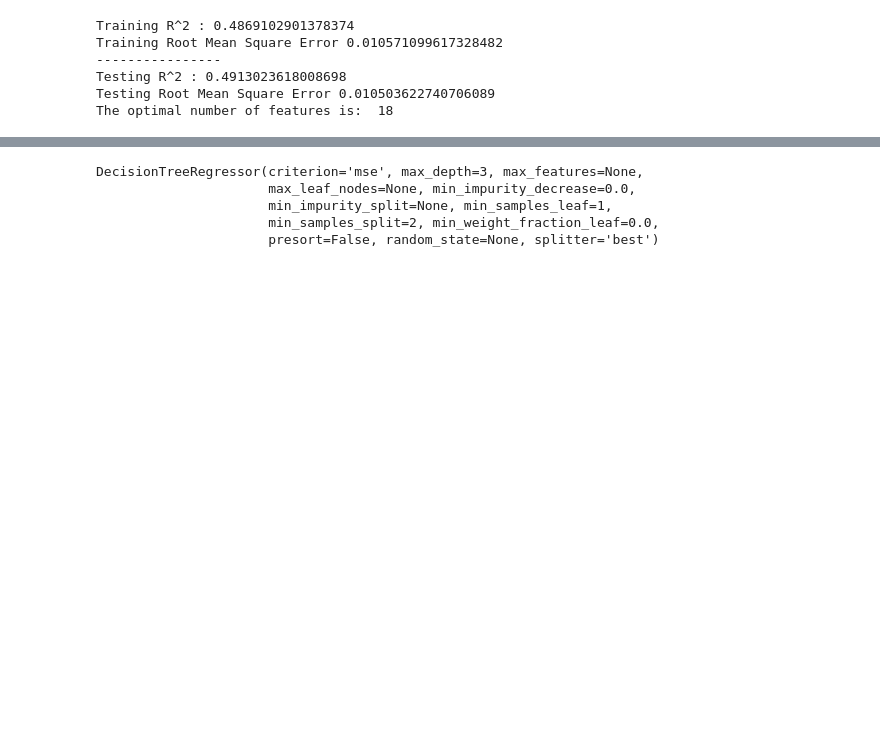
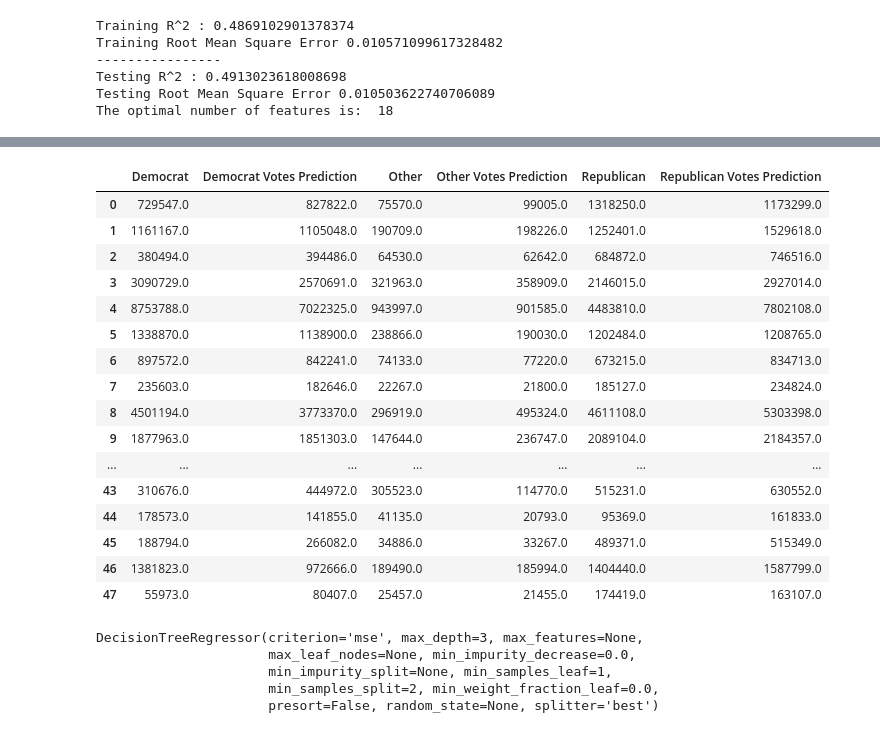
Before and after one commit to StevenDye/2020-Presidential-Election, a Jupyter notebook: Master_Notebook.ipynb, the cells around one changed output, grey strips where cells are left out. Saved outputs shown, nothing was run; the diff lists cells and outputs as text; code cells hidden in the pictures; blank space fills up the shorter version.

```diff
--- a/Master_Notebook.ipynb
+++ b/Master_Notebook.ipynb
@@ -290,3 +352,33 @@ final_df
+# %%
+#for state in states:
+interests = ['Republican','Republican Votes Prediction',
+             'Democrat', 'Democrat Votes Prediction',
+             'Other','Other Votes Prediction']
+# %%
+state_results = pd.DataFrame()
+for state in states:
+    state_results = state_results.append(final_df[final_df.State == state][interests].sum(),
+                                     ignore_index=True)
+# %%
+state_results
+# %% [output]
+|  | Democrat | Democrat Votes Prediction | Other | Other Votes Prediction | Republican | Republican Votes Prediction |
+| 0 | 729547.0 | 827822.0 | 75570.0 | 99005.0 | 1318250.0 | 1173299.0 |
+| 1 | 1161167.0 | 1105048.0 | 190709.0 | 198226.0 | 1252401.0 | 1529618.0 |
+| 2 | 380494.0 | 394486.0 | 64530.0 | 62642.0 | 684872.0 | 746516.0 |
+| 3 | 3090729.0 | 2570691.0 | 321963.0 | 358909.0 | 2146015.0 | 2927014.0 |
+| 4 | 8753788.0 | 7022325.0 | 943997.0 | 901585.0 | 4483810.0 | 7802108.0 |
+| 5 | 1338870.0 | 1138900.0 | 238866.0 | 190030.0 | 1202484.0 | 1208765.0 |
+| 6 | 897572.0 | 842241.0 | 74133.0 | 77220.0 | 673215.0 | 834713.0 |
+| 7 | 235603.0 | 182646.0 | 22267.0 | 21800.0 | 185127.0 | 234824.0 |
+| 8 | 4501194.0 | 3773370.0 | 296919.0 | 495324.0 | 4611108.0 | 5303398.0 |
+| 9 | 1877963.0 | 1851303.0 | 147644.0 | 236747.0 | 2089104.0 | 2184357.0 |
+| ... | ... | ... | ... | ... | ... | ... |
+| 43 | 310676.0 | 444972.0 | 305523.0 | 114770.0 | 515231.0 | 630552.0 |
+| 44 | 178573.0 | 141855.0 | 41135.0 | 20793.0 | 95369.0 | 161833.0 |
+| 45 | 188794.0 | 266082.0 | 34886.0 | 33267.0 | 489371.0 | 515349.0 |
+| 46 | 1381823.0 | 972666.0 | 189490.0 | 185994.0 | 1404440.0 | 1587799.0 |
+| 47 | 55973.0 | 80407.0 | 25457.0 | 21455.0 | 174419.0 | 163107.0 |
 # %%
 # train_df_R = display_results(train_actual_R, y_hat_train, df['County'])
 # test_df_R = display_results(test_actual, y_hat_test, df['County'])
```
Also changed, not shown: parts of 15 cells of this notebook, 1 other file.
